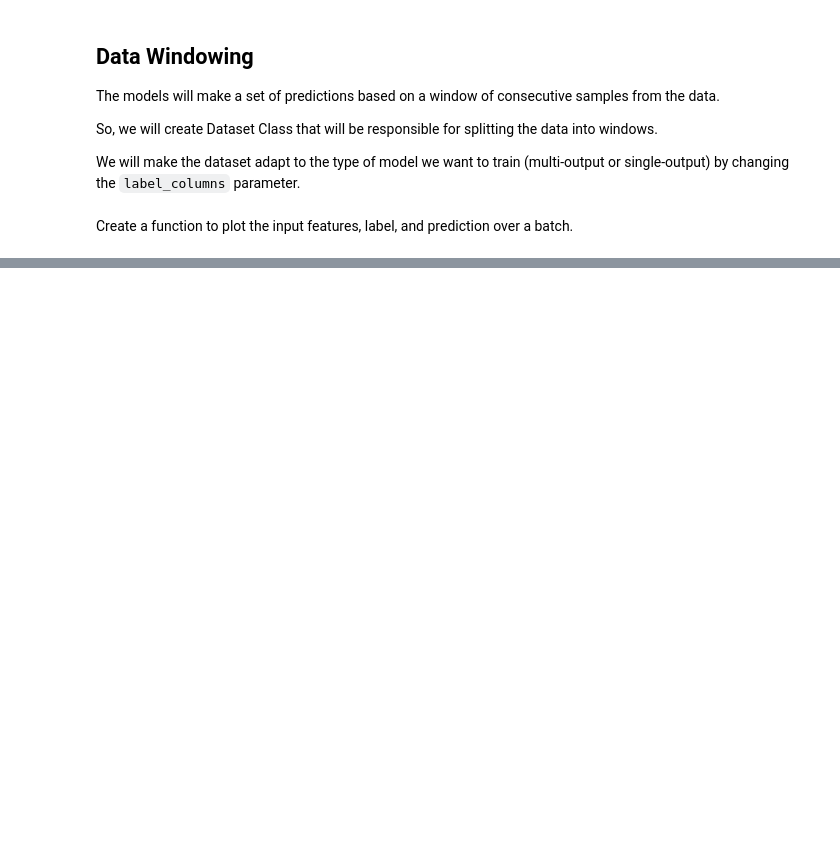
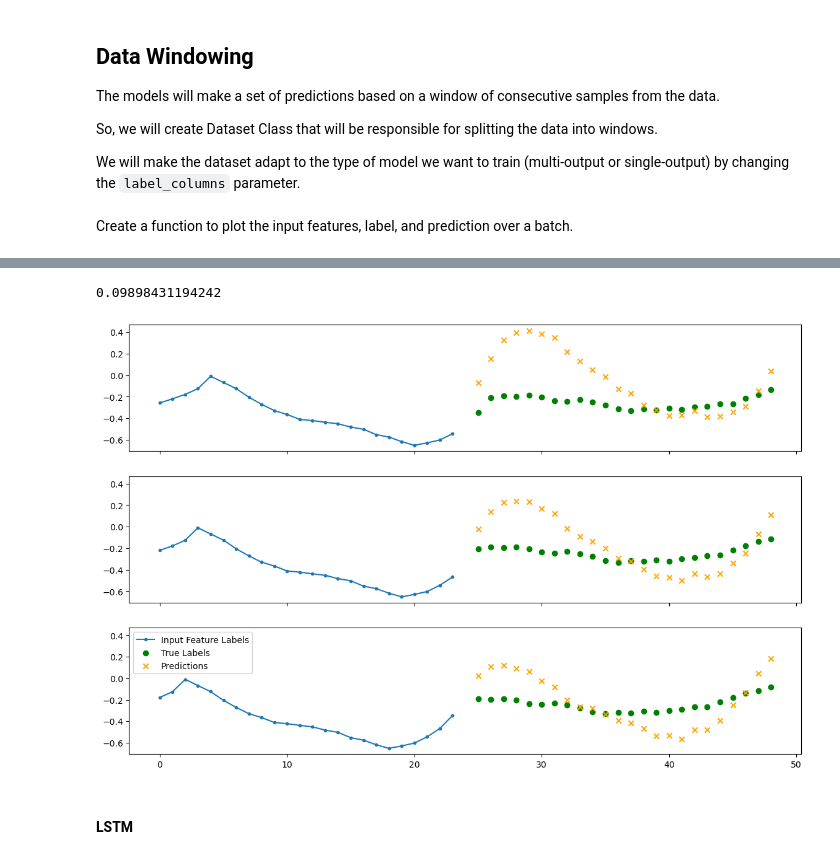
Before and after one commit to MMostafa-Hub/forecasting-torch, a Jupyter notebook: notebooks/modeling.ipynb, the cells around one changed output, grey strips where cells are left out. Saved outputs shown, nothing was run; the diff lists cells and outputs as text; code cells hidden in the pictures; blank space fills up the shorter version.

```diff
--- a/notebooks/modeling.ipynb
+++ b/notebooks/modeling.ipynb
@@ -148,0 +303,23 @@ class LinearRegressionModel(nn.Module):
+# %%
+class GRUModel(nn.Module):
+    def __init__(self, input_size, hidden_size, num_layers, output_size):
+        super(GRUModel, self).__init__()
+        self.hidden_size = hidden_size
+        self.num_layers = num_layers
+        self.gru = nn.GRU(input_size, hidden_size, num_layers, batch_first=True)
+        self.fc = nn.Linear(hidden_size, output_size)
+
+    def forward(self, x):
+        h0 = torch.zeros(self.num_layers, x.size(0), self.hidden_size).to(x.device)
+        out, _ = self.gru(x, h0)
+        out = self.fc(out[:, -1, :])
+        return out
+
+
+# Initialize the GRU model
+gru_model = GRUModel(
+    input_size=N_FEATURES, hidden_size=128, num_layers=2, output_size=OUTPUT_SIZE
+)
+# %%
+# Training the GRU model
+train_model(gru_model, train_loader, nn.MSELoss, torch.optim.Adam, num_epochs=10)
@@ -148,0 +336,15 @@ class LinearRegressionModel(nn.Module):
+# %%
+# Evaluate the GRU model on the validation set
+gru_val_loss, sample_input, sample_label = evaluate_model(
+    gru_model, val_loader, nn.MSELoss
+)
+# %%
+gru_val_loss
+# %% [output]
+0.09898431194242
+# %%
+plot_windows(train_dataset, sample_input, sample_label, model=gru_model, num_samples=3)
+# %% [output]
+[figure, added]
+# %% [markdown]
+#### LSTM
```
Also changed, not shown: parts of 42 cells of this notebook, 2 other files.
